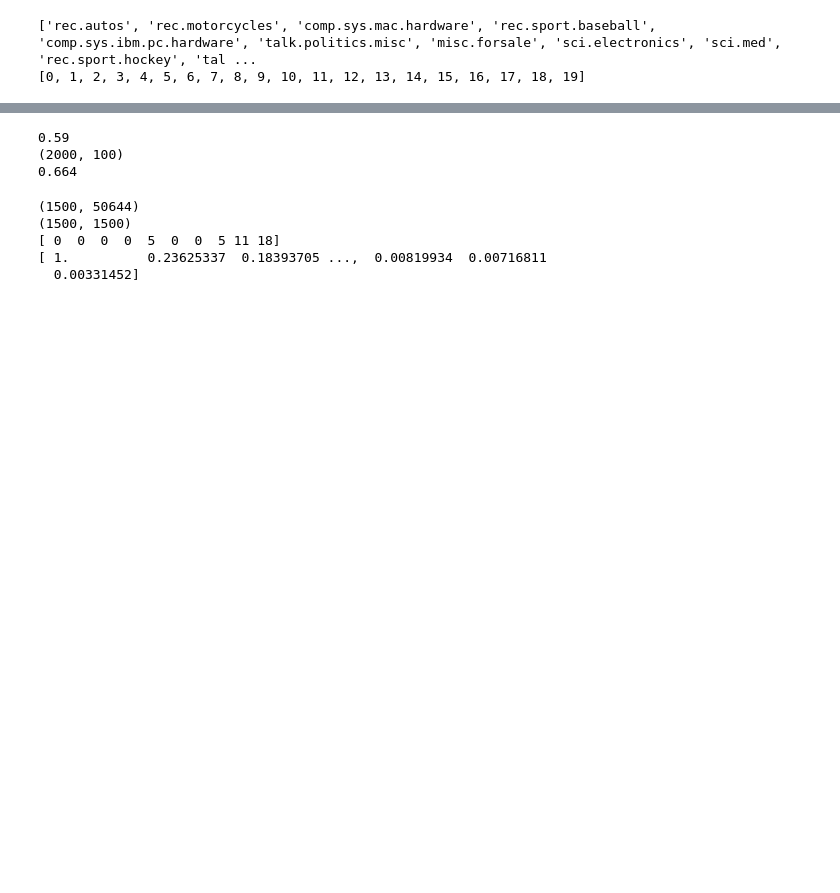
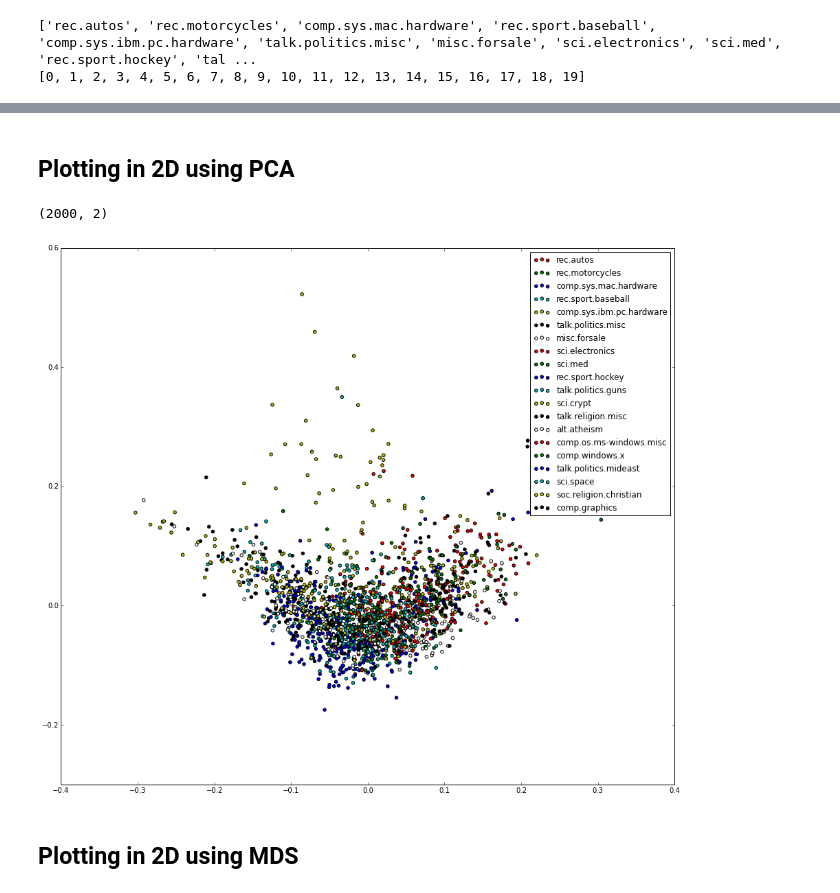
Before and after one commit to dosht/text-learn, a Jupyter notebook: excercise.ipynb, the cells around one changed output, grey strips where cells are left out. Saved outputs shown, nothing was run; the diff lists cells and outputs as text; code cells hidden in the pictures; blank space fills up the shorter version.

```diff
--- a/excercise.ipynb
+++ b/excercise.ipynb
@@ -20,14 +28,18 @@ import os
 import string
 
 # nltk stemmer
+import nltk
+from nltk.corpus import stopwords
 from nltk.stem.snowball import EnglishStemmer
-from nltk import word_tokenize
+from nltk import word_tokenize, RegexpTokenizer
 
 skip_headers = lambda txt: txt.split("\n\n", 1)[1]
 ascii_text = lambda txt: filter(lambda x: x in string.printable, txt)
 tokenize = lambda txt: RegexpTokenizer(r'\w+').tokenize(txt)
 stemmer = EnglishStemmer()
 stem = lambda terms: map(lambda term: stemmer.stem(term.replace("'", '')), terms)
+stop = stopwords.words('english')
+remove_stop_words = lambda terms: [i for i in terms if i not in stop]
 
 doc_list = []
 y = []
@@ -39,7 +51,7 @@ for (i, label) in enumerate(labels):
         with open('mini_newsgroups/%s/%s' % (label, fname)) as f:
             y.append(i)
             row_text = f.read()
-            stemmed_text = " ".join(stem(tokenize(ascii_text(skip_headers(row_text)))))
+            stemmed_text = " ".join(stem(remove_stop_words(tokenize(ascii_text(skip_headers(row_text))))))
             doc_list.append(stemmed_text)
 
 y = np.array(y)
@@ -57,6 +72,5 @@ path cantaloup srv cs cmu edu das news harvard edu noc near net howland reston a
 # %%
-#create tf-idf matrix
 from sklearn.feature_extraction.text import TfidfVectorizer
 
-tfidf_vectorizer = TfidfVectorizer(min_df = 1)
+tfidf_vectorizer = TfidfVectorizer(min_df = 2)
 tfidf_matrix = tfidf_vectorizer.fit_transform(doc_list)
@@ -106,33 +181,27 @@ pca = PCA(n_components=100).fit(X)
+# %%
+from itertools import cycle
+import pylab as pl
+def plot_2d(X, y, labels):
+    colors = cycle("rgbcykw")
+    pl.figure(figsize=(16, 14), dpi=80)
+    labels_ids = range(len(labels))
+    for i, c, l in zip(labels_ids, colors, labels):
+        pl.scatter(X[y == i, 0], X[y == i, 1], c=c, label=l)
+
+    pl.legend()
+# %% [markdown]
+Plotting in 2D using PCA
+------------------------
+# %%
+X = tfidf_matrix.todense()
+pca = PCA(n_components=2).fit(X)
 # %%
 X_pca = pca.transform(X)
-# %%
-X_train, X_test, y_train, y_test = cross_validation.train_test_split(X_pca, y)
-classifier2 = KNeighborsClassifier(metric="cosine", algorithm="brute", n_neighbors=50).fit(X_train, y_train)
-print classifier2.score(X_test, y_test)
-print X_pca.shape
-
-classifier3 = LinearSVC().fit(X_train, y_train)
-print classifier3.score(X_test, y_test)
-# %% [output]
-0.59
-(2000, 100)
-0.664
-# %%
-document_distances = (X_train * X_train.T)
-print X_train.shape
-print document_distances.shape
-document_distances[1,2]
-
-from sklearn.metrics.pairwise import linear_kernel
-cosine_similarities = linear_kernel(tfidf_matrix[2,:], tfidf_matrix).flatten() # let's look at similarity to the very first document
-related_docs_indices = cosine_similarities.argsort()[:-len(doc_list)-1:-1] #what is the order of most to least similar?
-
-
-print y[related_docs_indices[0:10]]
-print cosine_similarities[related_docs_indices] # what are the cosine distances?
-# %% [output]
-(1500, 50644)
-(1500, 1500)
-[ 0  0  0  0  5  0  0  5 11 18]
-[ 1.          0.23625337  0.18393705 ...,  0.00819934  0.00716811
-  0.00331452]
+# %%
+plot_2d(X_pca, y, labels)
+# %% [output]
+(2000, 2)
+[figure, added]
+# %% [markdown]
+Plotting in 2D using MDS
+------------------------
```
Also changed, not shown: parts of 23 cells of this notebook.
